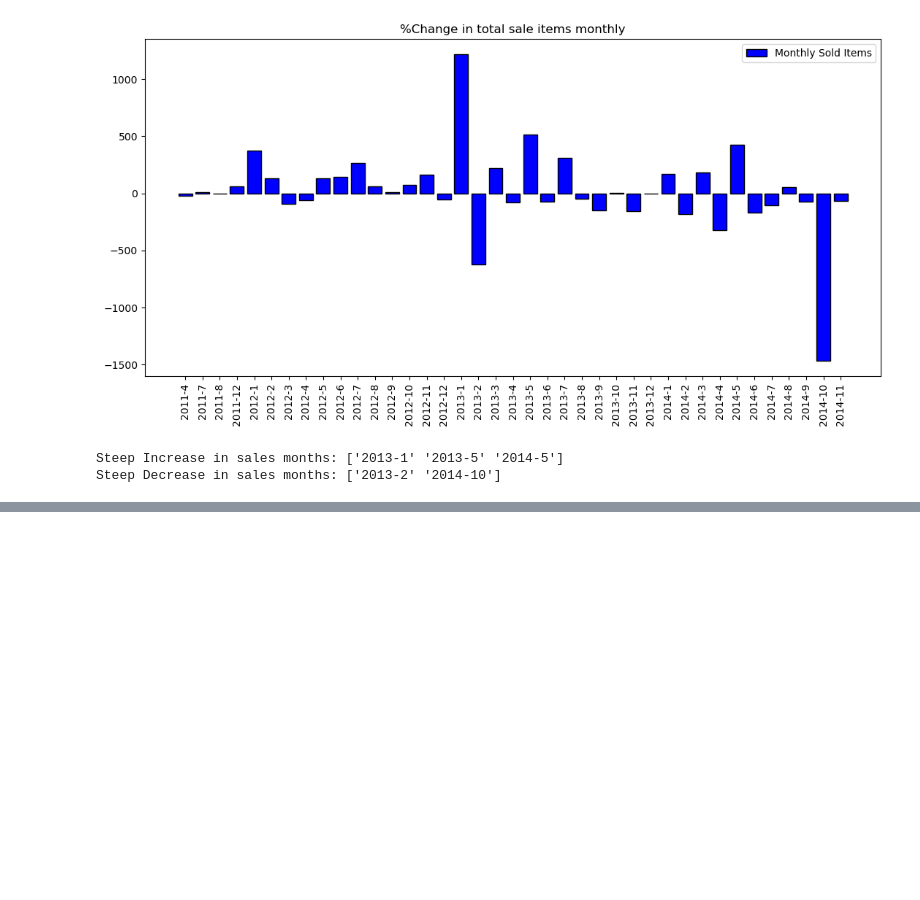
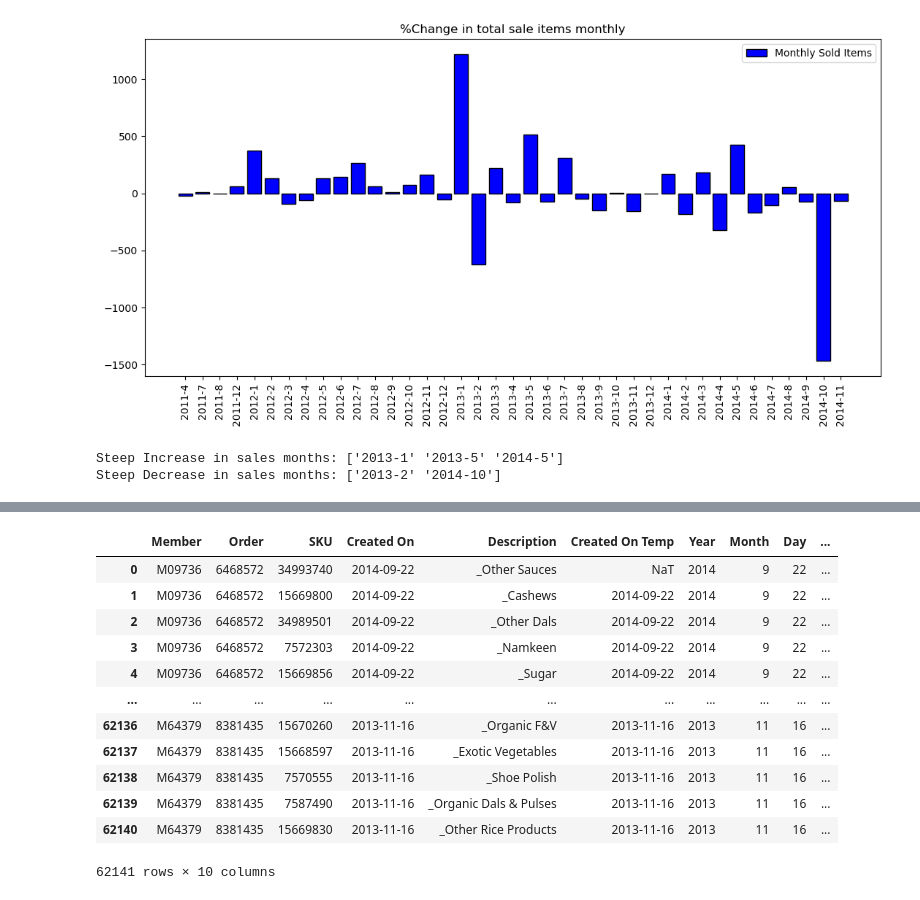
Before and after one commit to muthuganeshece/pyNotebooks, a Jupyter notebook: DataAnalysis/Business/BigBasketEDA.ipynb, the cells around one changed output, grey strips where cells are left out. Saved outputs shown, nothing was run; the diff lists cells and outputs as text; code cells hidden in the pictures; blank space fills up the shorter version.

```diff
--- a/DataAnalysis/Business/BigBasketEDA.ipynb
+++ b/DataAnalysis/Business/BigBasketEDA.ipynb
@@ -411,0 +434,16 @@ MeanSale
+# %%
+raw_process
+# %% [output]
+|  | Member | Order | SKU | Created On | Description | Created On Temp | Year | Month | Day | ... |
+| 0 | M09736 | 6468572 | 34993740 | 2014-09-22 | _Other Sauces | NaT | 2014 | 9 | 22 | ... |
+| 1 | M09736 | 6468572 | 15669800 | 2014-09-22 | _Cashews | 2014-09-22 | 2014 | 9 | 22 | ... |
+| 2 | M09736 | 6468572 | 34989501 | 2014-09-22 | _Other Dals | 2014-09-22 | 2014 | 9 | 22 | ... |
+| 3 | M09736 | 6468572 | 7572303 | 2014-09-22 | _Namkeen | 2014-09-22 | 2014 | 9 | 22 | ... |
+| 4 | M09736 | 6468572 | 15669856 | 2014-09-22 | _Sugar | 2014-09-22 | 2014 | 9 | 22 | ... |
+| ... | ... | ... | ... | ... | ... | ... | ... | ... | ... | ... |
+| 62136 | M64379 | 8381435 | 15670260 | 2013-11-16 | _Organic F&V | 2013-11-16 | 2013 | 11 | 16 | ... |
+| 62137 | M64379 | 8381435 | 15668597 | 2013-11-16 | _Exotic Vegetables | 2013-11-16 | 2013 | 11 | 16 | ... |
+| 62138 | M64379 | 8381435 | 7570555 | 2013-11-16 | _Shoe Polish | 2013-11-16 | 2013 | 11 | 16 | ... |
+| 62139 | M64379 | 8381435 | 7587490 | 2013-11-16 | _Organic Dals & Pulses | 2013-11-16 | 2013 | 11 | 16 | ... |
+| 62140 | M64379 | 8381435 | 15669830 | 2013-11-16 | _Other Rice Products | 2013-11-16 | 2013 | 11 | 16 | ... |
+62141 rows × 10 columns
```
Also changed, not shown: parts of 15 cells of this notebook, 1 other file.
